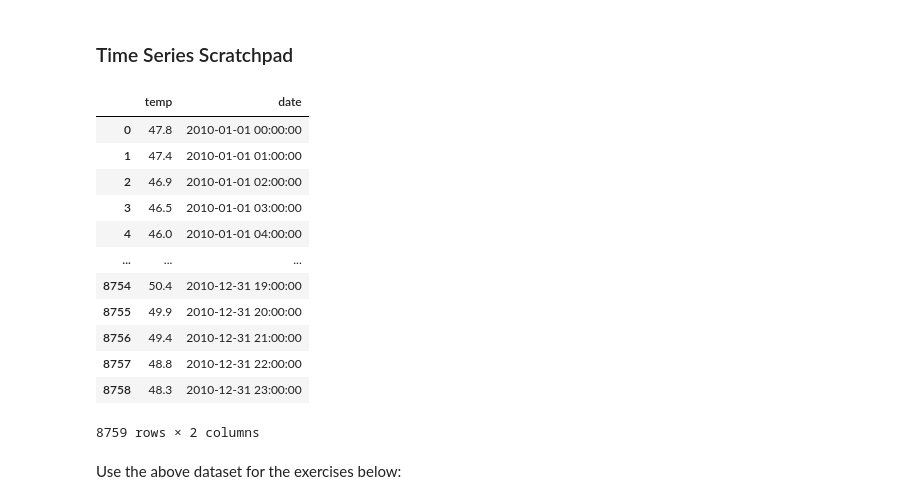
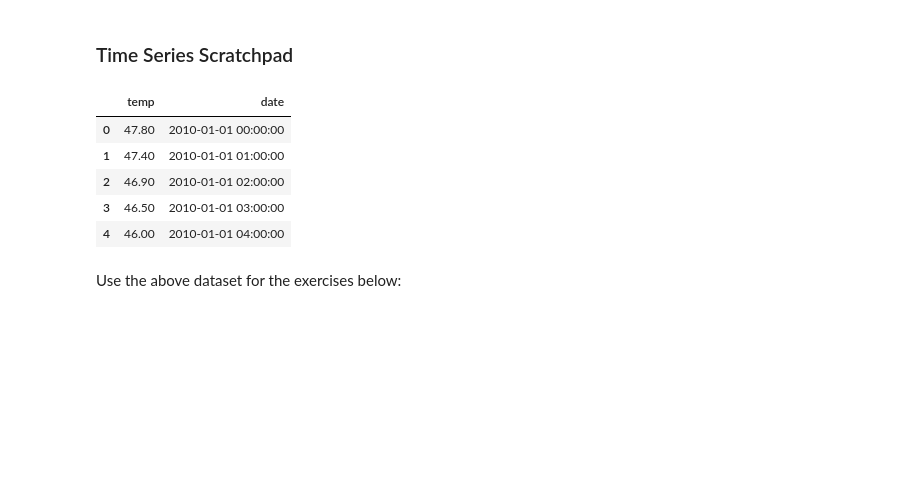
Before and after one commit to Tyler-Applegate/time-series-exercises, a Jupyter notebook: scartchpad.ipynb, the cells around one changed output. Saved outputs shown, nothing was run; the diff lists cells and outputs as text; code cells hidden in the pictures; blank space fills up the shorter version.

```diff
--- a/scartchpad.ipynb
+++ b/scartchpad.ipynb
@@ -7,20 +3,29 @@ import requests
+# %%
+# general imports
+import pandas as pd
+import requests
+import numpy as np
+import datetime
+import matplotlib.pyplot as plt
+import seaborn as sns
+sns.set()
+
+# set figure size
+plt.rcParams["figure.figsize"] = (8,6)
+
+# specify decimal places to display
+pd.set_option('display.float_format', lambda x: '%.2f' % x)
 # %%
 from vega_datasets import data
-data.sf_temps()
+df = data.sf_temps()
+df.head()
 # %% [output]
 |  | temp | date |
-| 0 | 47.8 | 2010-01-01 00:00:00 |
-| 1 | 47.4 | 2010-01-01 01:00:00 |
-| 2 | 46.9 | 2010-01-01 02:00:00 |
-| 3 | 46.5 | 2010-01-01 03:00:00 |
-| 4 | 46.0 | 2010-01-01 04:00:00 |
-| ... | ... | ... |
-| 8754 | 50.4 | 2010-12-31 19:00:00 |
-| 8755 | 49.9 | 2010-12-31 20:00:00 |
-| 8756 | 49.4 | 2010-12-31 21:00:00 |
-| 8757 | 48.8 | 2010-12-31 22:00:00 |
-| 8758 | 48.3 | 2010-12-31 23:00:00 |
+| 0 | 47.80 | 2010-01-01 00:00:00 |
+| 1 | 47.40 | 2010-01-01 01:00:00 |
+| 2 | 46.90 | 2010-01-01 02:00:00 |
+| 3 | 46.50 | 2010-01-01 03:00:00 |
+| 4 | 46.00 | 2010-01-01 04:00:00 |
-8759 rows × 2 columns
 # %% [markdown]
 Use the above dataset for the exercises below:
 # %% [markdown]
```
Also changed, not shown: parts of 17 cells of this notebook, 1 other file.
